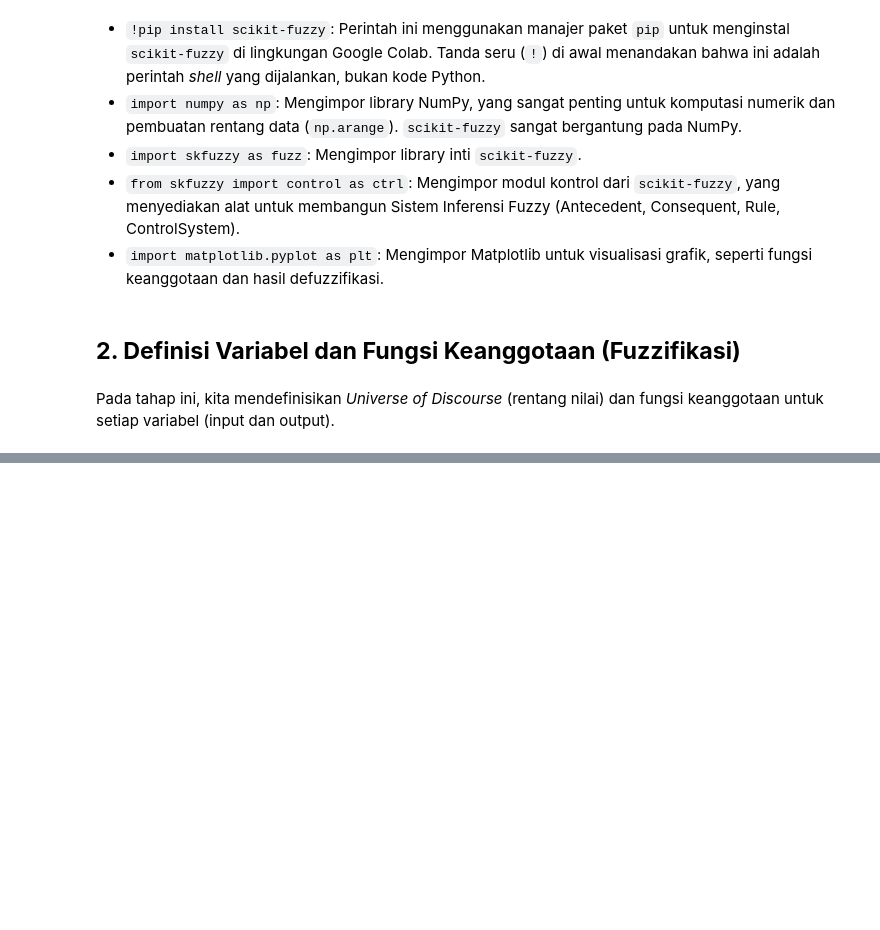
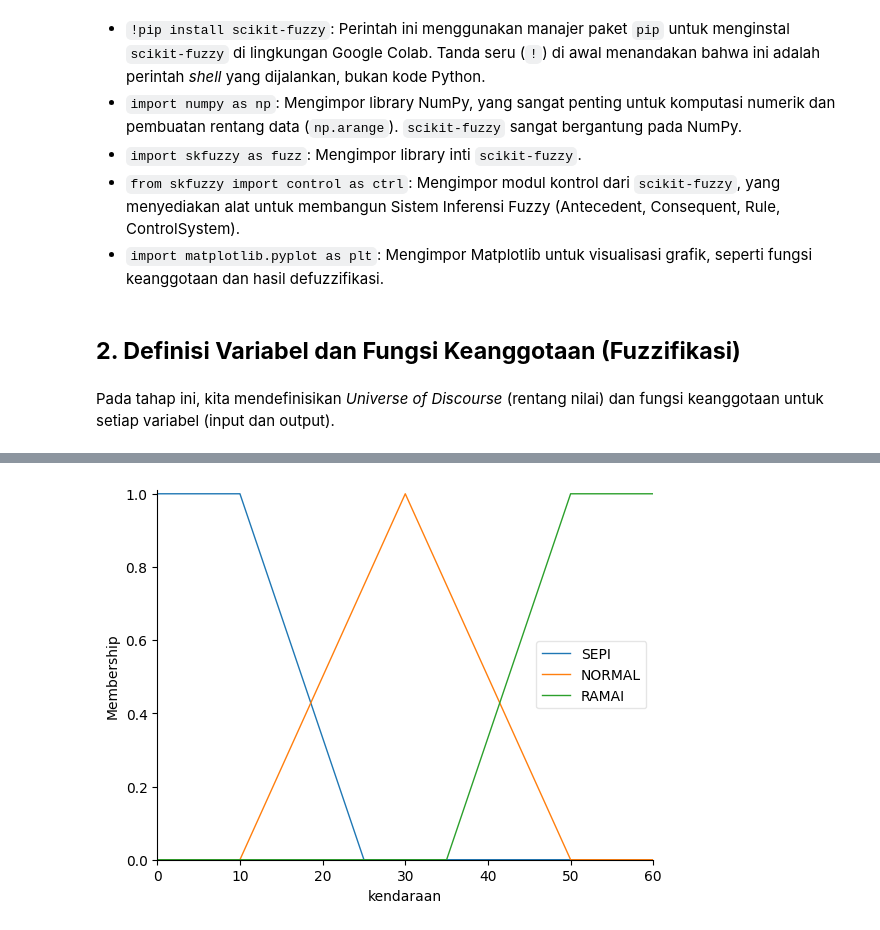
Before and after one commit to LatiefDataVisionary/data-science-modelling-and-simulation-college-task, a Jupyter notebook: src/fuzzy_mamdani_case.ipynb, the cells around one changed output, grey strips where cells are left out. Drawn from its saved outputs; the diff is of its cells as text; code cells hidden in the pictures; blank space fills up the shorter version.

```diff
--- a/src/fuzzy_mamdani_case.ipynb
+++ b/src/fuzzy_mamdani_case.ipynb
@@ -62,0 +69,4 @@ daya['TERANG'] = fuzz.trapmf(daya.universe, [70, 90, 100, 100])
+# %%
+kendaraan.view()
+# %% [output]
+[figure, added]
```
Also changed, not shown: parts of 6 cells of this notebook.
